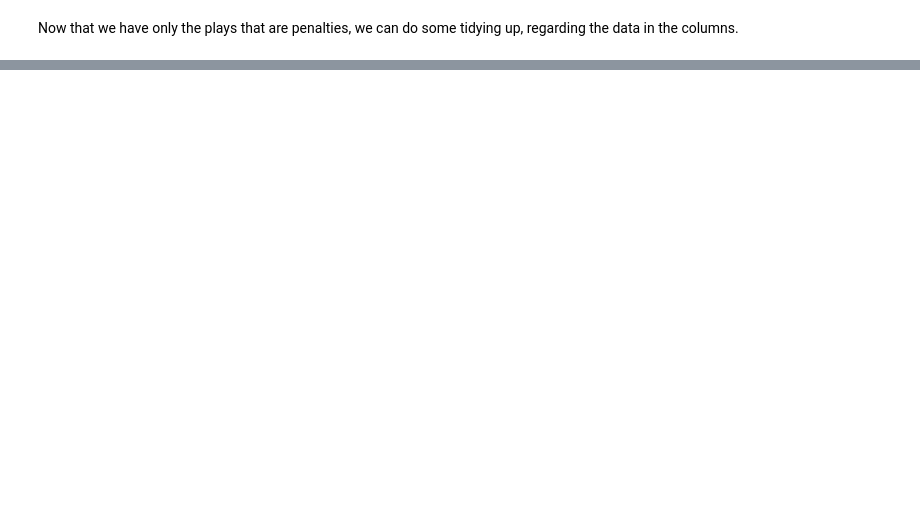
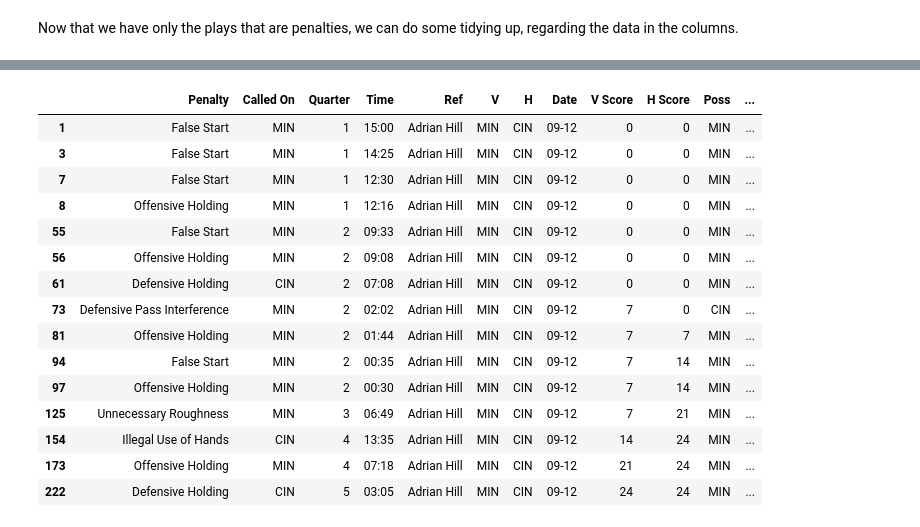
Before and after one commit to zmolz/penalties, a Jupyter notebook: index.ipynb, the cells around one changed output, grey strips where cells are left out. Cells and saved outputs as stored; diff of their text form; code cells hidden in the pictures; blank space fills up the shorter version.

```diff
--- a/index.ipynb
+++ b/index.ipynb
@@ -258,0 +265,91 @@ for ref, games in ref_to_games.items():
+# %%
+# compile regex for use in loop
+penalty_on_pat = re.compile(r'PENALTY on (\w+)(-|,)')
+penalty_pat = re.compile(r',(.*), \d+ yard')
+time_pat = re.compile(r'Q(\d)(.*)')
+matchup_pat = re.compile(r'(.*)-at-(.*)')
+
+to_abv = {
+    'minnesota-vikings': 'MIN', 'green-bay-packers': 'GB', 'chicago-bears': 'CHI', 'detroit-lions': 'DET',
+    'cincinnati-bengals': 'CIN', 'pittsburgh-steelers': 'PIT', 'baltimore-ravens': 'BAL', 'cleveland-browns': 'CLE',
+    'dallas-cowboys': 'DAL', 'philadelphia-eagles': 'PHI', 'washington-football-team': 'WAS', 'new-york-giants': 'NYG',
+    'new-england-patriots': 'NE', 'buffalo-bills': 'BUF', 'miami-dolphins': 'MIA', 'new-york-jets': 'NYJ',
+    'tampa-bay-buccaneers': 'TB', 'atlanta-falcons': 'ATL', 'carolina-panthers': 'CAR', 'new-orleans-saints': 'NO',
+    'jacksonville-jaguars': 'JAX', 'indianapolis-colts': 'IND', 'tennessee-titans': 'TEN', 'houston-texans': 'HOU',
+    'los-angeles-rams': 'LAR', 'san-francisco-49ers': 'SF', 'arizona-cardinals': 'ARI', 'seattle-seahawks': 'SEA',
+    'las-vegas-raiders': 'LV', 'los-angeles-chargers': 'LAC', 'kansas-city-chiefs': 'KC', 'denver-broncos': 'DEN'
+}
+
+# create a closure with the regex and the dictionary and this function
+def matchup_parser(matchup):
+    match = re.match(matchup_pat, matchup)
+    away = to_abv[match.group(1)]
+    home = to_abv[match.group(2)]
+    return home, away
+
+def penalty_parser(penalty):
+    pen_on = re.search(penalty_on_pat, penalty).group(1)
+    pen = re.search(penalty_pat, penalty).group(1)
+    pen = (pen.split(','))[-1]
+    return pen_on, pen
+
+def time_parser(time):
+    time_match = re.match(time_pat, row['Time'])
+    quarter = time_match.group(1)
+    time = time_match.group(2)
+    return quarter, time
+
+
+for ref, games in ref_to_games.items():
+    for i, game in enumerate(games):
+
+        # initialize soon-to-be columns
+        home_teams = []
+        away_teams = []
+        penalties_on = []
+        penalties = []
+        quarters = []
+        times = []
+        refs = []
+
+        # using regexes to extract data from cells
+        for _, row in game.iterrows():
+            home, away = matchup_parser(row['Matchup']) # more to do than just extract info - must edit the info as well
+            home_teams.append(home)
+            away_teams.append(away)
+            pen_on, pen = penalty_parser(row['Play'])
+            penalties_on.append(pen_on)
+            penalties.append(pen)
+            quarter, time = time_parser(row['Time'])
+            quarters.append(quarter)
+            times.append(time)
+
+        # adding new columns
+        ref_to_games[ref][i] = game.drop(labels=['Time', 'Play', 'Matchup'], axis='columns')
+        ref_to_games[ref][i].insert(0, 'H', home_teams)
+        ref_to_games[ref][i].insert(0, 'V', away_teams)
+        ref_to_games[ref][i].insert(0, 'Ref', refs)
+        ref_to_games[ref][i].insert(0, 'Time', times)
+        ref_to_games[ref][i].insert(0, 'Quarter', quarters)
+        ref_to_games[ref][i].insert(0, 'Called On', penalties_on)
+        ref_to_games[ref][i].insert(0, 'Penalty', penalties)
+        ref_to_games[ref][i].rename(columns={ ref_to_games[ref][i].columns[8]: 'V Score', ref_to_games[ref][i].columns[9]: 'H Score' }, inplace=True)
+
+ref_to_games['Adrian Hill'][0]
+# %% [output]
+|  | Penalty | Called On | Quarter | Time | Ref | V | H | Date | V Score | H Score | Poss | ... |
+| 1 | False Start | MIN | 1 | 15:00 | Adrian Hill | MIN | CIN | 09-12 | 0 | 0 | MIN | ... |
+| 3 | False Start | MIN | 1 | 14:25 | Adrian Hill | MIN | CIN | 09-12 | 0 | 0 | MIN | ... |
+| 7 | False Start | MIN | 1 | 12:30 | Adrian Hill | MIN | CIN | 09-12 | 0 | 0 | MIN | ... |
+| 8 | Offensive Holding | MIN | 1 | 12:16 | Adrian Hill | MIN | CIN | 09-12 | 0 | 0 | MIN | ... |
+| 55 | False Start | MIN | 2 | 09:33 | Adrian Hill | MIN | CIN | 09-12 | 0 | 0 | MIN | ... |
+| 56 | Offensive Holding | MIN | 2 | 09:08 | Adrian Hill | MIN | CIN | 09-12 | 0 | 0 | MIN | ... |
+| 61 | Defensive Holding | CIN | 2 | 07:08 | Adrian Hill | MIN | CIN | 09-12 | 0 | 0 | MIN | ... |
+| 73 | Defensive Pass Interference | MIN | 2 | 02:02 | Adrian Hill | MIN | CIN | 09-12 | 7 | 0 | CIN | ... |
+| 81 | Offensive Holding | MIN | 2 | 01:44 | Adrian Hill | MIN | CIN | 09-12 | 7 | 7 | MIN | ... |
+| 94 | False Start | MIN | 2 | 00:35 | Adrian Hill | MIN | CIN | 09-12 | 7 | 14 | MIN | ... |
+| 97 | Offensive Holding | MIN | 2 | 00:30 | Adrian Hill | MIN | CIN | 09-12 | 7 | 14 | MIN | ... |
+| 125 | Unnecessary Roughness | MIN | 3 | 06:49 | Adrian Hill | MIN | CIN | 09-12 | 7 | 21 | MIN | ... |
+| 154 | Illegal Use of Hands | CIN | 4 | 13:35 | Adrian Hill | MIN | CIN | 09-12 | 14 | 24 | MIN | ... |
+| 173 | Offensive Holding | MIN | 4 | 07:18 | Adrian Hill | MIN | CIN | 09-12 | 21 | 24 | MIN | ... |
+| 222 | Defensive Holding | CIN | 5 | 03:05 | Adrian Hill | MIN | CIN | 09-12 | 24 | 24 | MIN | ... |
```
Also changed, not shown: parts of 13 cells of this notebook.
